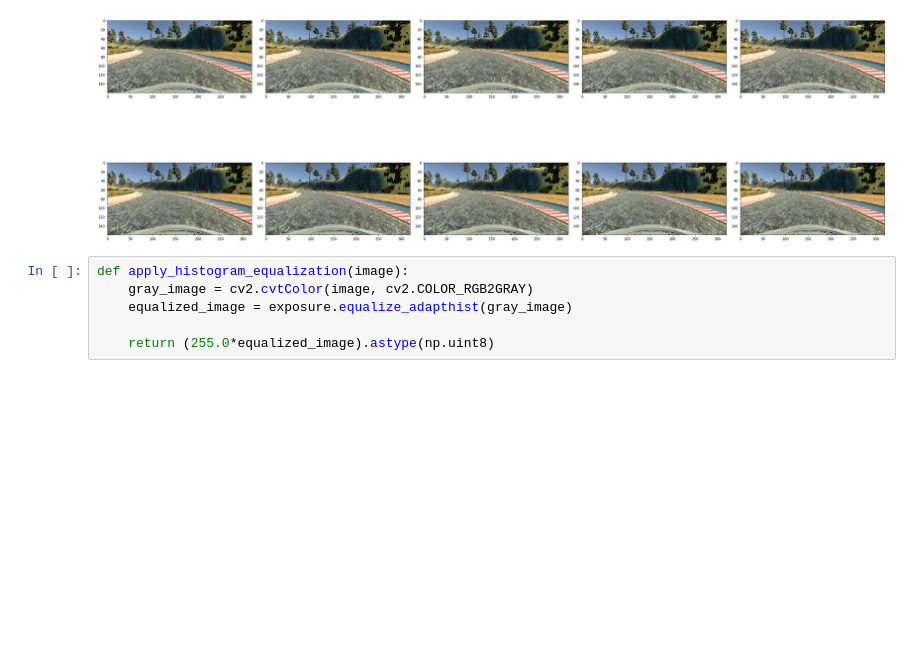
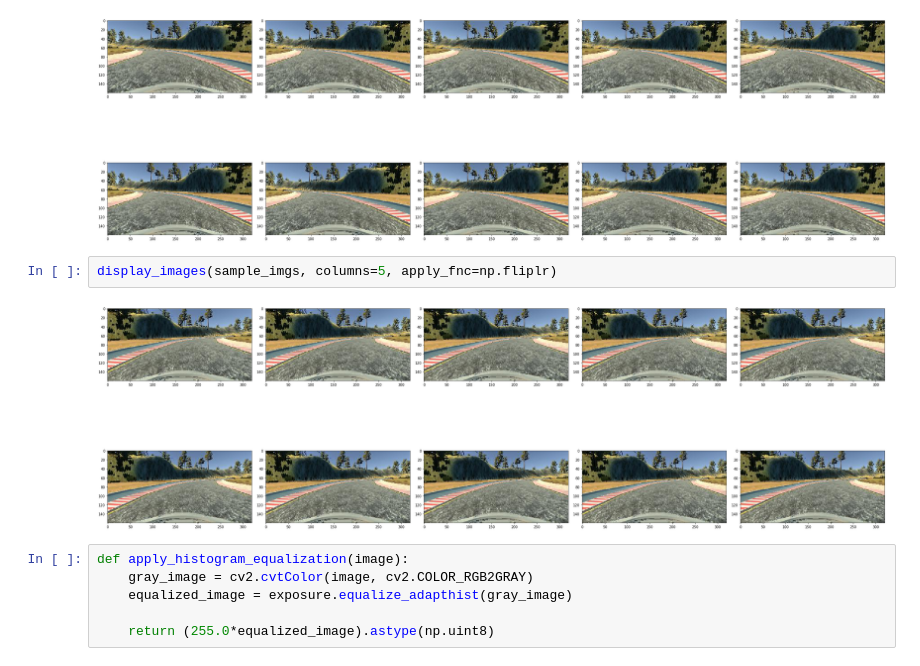
Before and after one commit to ekkus93/CarND-Behavioral-Cloning-P3, a Jupyter notebook: Behavioral_Cloning.ipynb, the cells around one changed output. Saved outputs shown, nothing was run; the diff lists cells and outputs as text; blank space fills up the shorter version.

```diff
--- a/Behavioral_Cloning.ipynb
+++ b/Behavioral_Cloning.ipynb
@@ -89,6 +100,10 @@ sample_imgs.shape
 display_images(sample_imgs, columns=5)
 # %% [output]
 [figure]
+# %%
+display_images(sample_imgs, columns=5, apply_fnc=np.fliplr)
+# %% [output]
+[figure, added]
 # %%
 def apply_histogram_equalization(image):
     gray_image = cv2.cvtColor(image, cv2.COLOR_RGB2GRAY)
```
Also changed, not shown: parts of 23 cells of this notebook.
